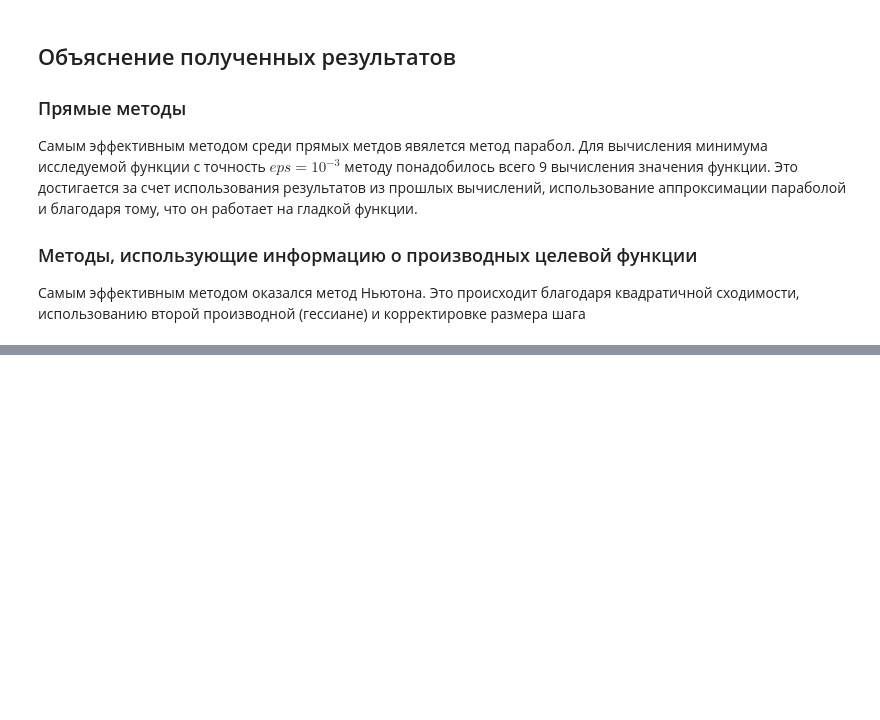
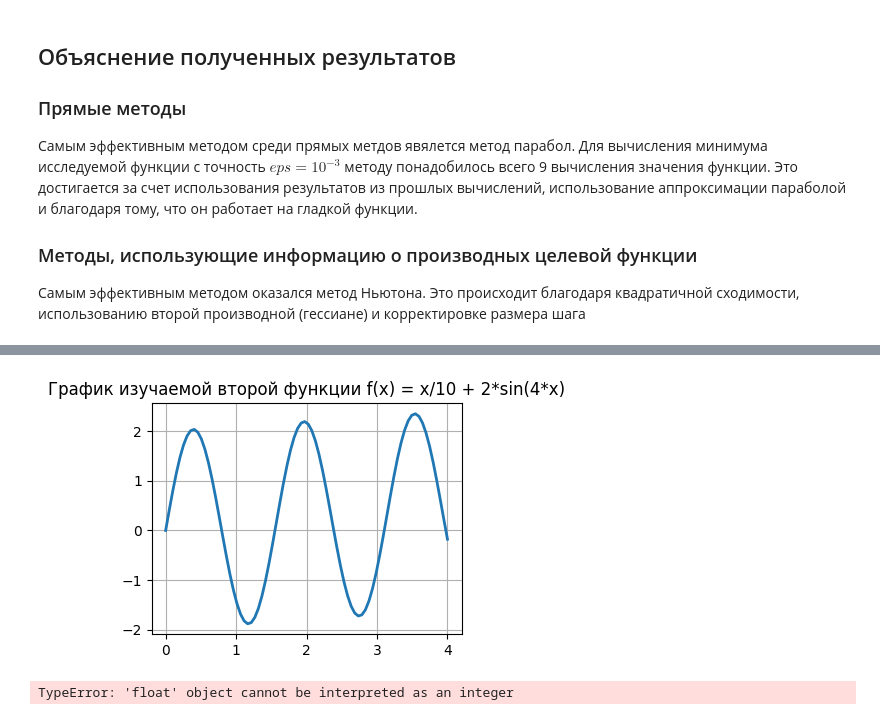
Before and after one commit to niceguy135/optimization_labs, a Jupyter notebook: Lab1.ipynb, the cells around one changed output, grey strips where cells are left out. Cells and saved outputs as stored; diff of their text form; code cells hidden in the pictures; blank space fills up the shorter version.

```diff
--- a/Lab1.ipynb
+++ b/Lab1.ipynb
@@ -465,0 +657,18 @@ plt.show()
+# %%
+from sympy import sin
+
+research_function_2 = x/10 + 2*sin(4*x)
+
+x_steps = np.linspace(0, 4, 80)
+y_values = list(map(lambdify(x, research_function_2), x_steps))
+
+plt.rcParams['figure.figsize'] = [4, 3]
+fig, ax = plt.subplots()
+
+line = ax.plot(x_steps, y_values, linewidth=2.0)
+
+plt.title("График изучаемой второй функции f(x) = x/10 + 2*sin(4*x)")
+plt.grid()
+plt.show()
+# %% [output]
+[figure, added]
@@ -465,0 +718,13 @@ plt.show()
+# %%
+result_bf = brute_force_min(lambdify(x, research_function_1), 1, 12, research_eps)
+result_bl = broken_lines_min(lambdify(x, research_function_1), 1, 12, research_eps)
+
+text_to_print = f"""
+При точности вычесления равном {research_eps} были достигунты такие результаты:
+
+Метод перебора      --- x_min = {round(result_bf[0], 5)} ; f(x_min) = {round(result_bf[1], 5)} ; computes = {result_bf[2]}
+Метод ломанных      --- x_min = {round(result_bl[0], 5)} ; f(x_min) = {round(result_bl[1], 5)} ; computes = {result_bl[2]}
+"""
+print(text_to_print)
+# %% [output]
+TypeError: 'float' object cannot be interpreted as an integer
```
Also changed, not shown: parts of 15 cells of this notebook.
